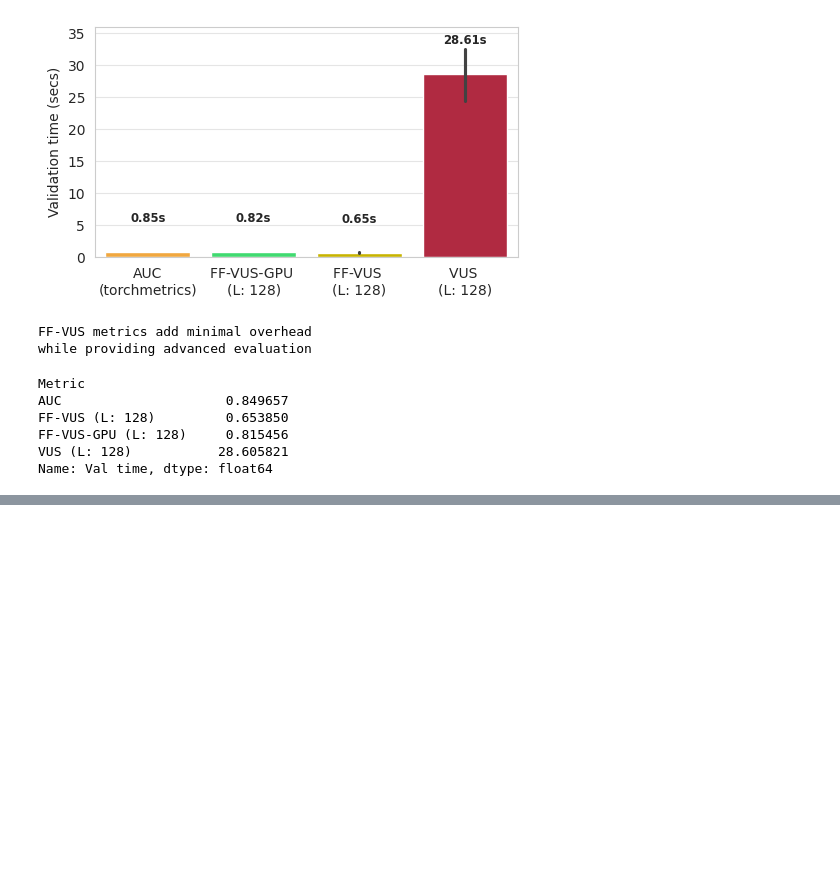
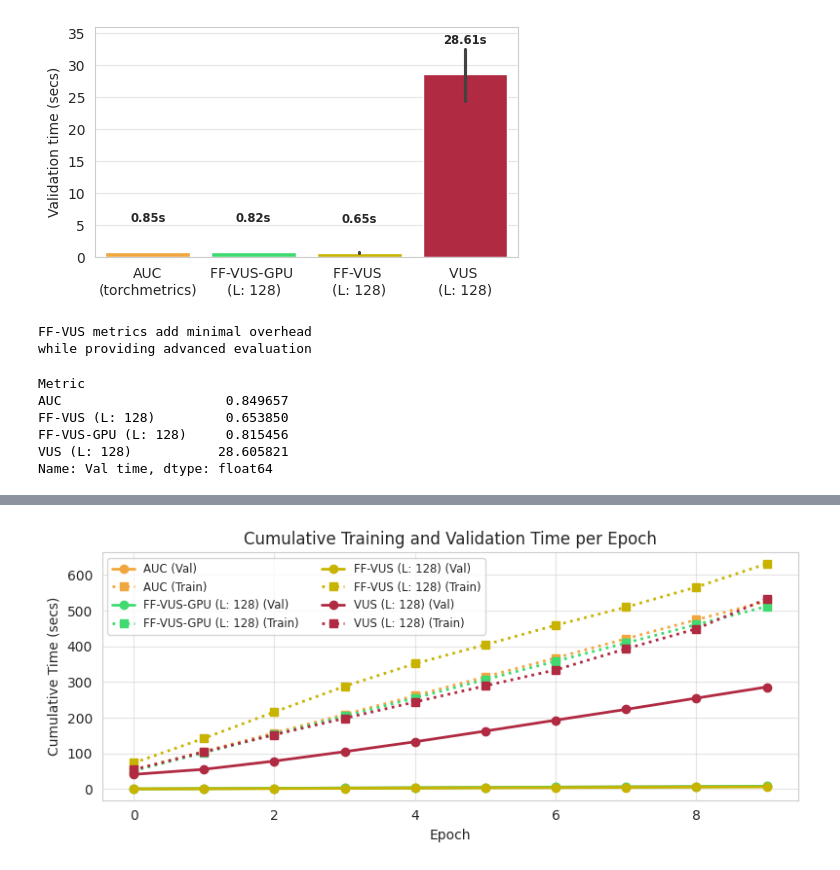
Before and after one commit to sylligardos/autovus, a Jupyter notebook: src/notebooks/experimental_results.ipynb, the cells around one changed output, grey strips where cells are left out. Cells and saved outputs as stored; diff of their text form; code cells hidden in the pictures; blank space fills up the shorter version.

```diff
--- a/src/notebooks/experimental_results.ipynb
+++ b/src/notebooks/experimental_results.ipynb
@@ -1046,0 +1066,34 @@ Name: Val time, dtype: float64
+# %%
+fig, axis = plt.subplots(1, 1, figsize=(8, 3.5))
+
+df_plot = df[df['Epoch'] != 'TOTAL'].copy()
+df_plot['Train time'] = df_plot['Train time'].astype(float)
+df_plot['Val time'] = df_plot['Val time'].astype(float)
+df_plot['Epoch'] = df_plot['Epoch'].astype(int)
+
+for metric in df_plot['Metric'].unique():
+    metric_data = df_plot[df_plot['Metric'] == metric].sort_values('Epoch')
+    # Calculate cumulative times
+    metric_data = metric_data.copy()
+    metric_data['Train time'] = metric_data['Train time'].cumsum()
+    metric_data['Val time'] = metric_data['Val time'].cumsum()
+
+    color = color_palette[metric]
+
+    # Solid line for validation time
+    axis.plot(metric_data['Epoch'], metric_data['Val time'],
+              color=color, linewidth=2, marker='o', label=f'{metric} (Val)', linestyle='-')
+
+    # Dotted line for training time
+    axis.plot(metric_data['Epoch'], metric_data['Train time'],
+              color=color, linewidth=2, marker='s', label=f'{metric} (Train)', linestyle='dotted')
+
+axis.set_xlabel('Epoch')
+axis.set_ylabel('Cumulative Time (secs)')
+axis.set_title('Cumulative Training and Validation Time per Epoch')
+axis.grid(axis='both', alpha=0.5)
+axis.legend(ncol=2, fontsize='small', loc='upper left')
+
+finalize_plot(save_fig_path, 'training_validation_time_per_epoch')
+# %% [output]
+[figure, added]
```
Also changed, not shown: parts of 15 cells of this notebook, 9 other files.
